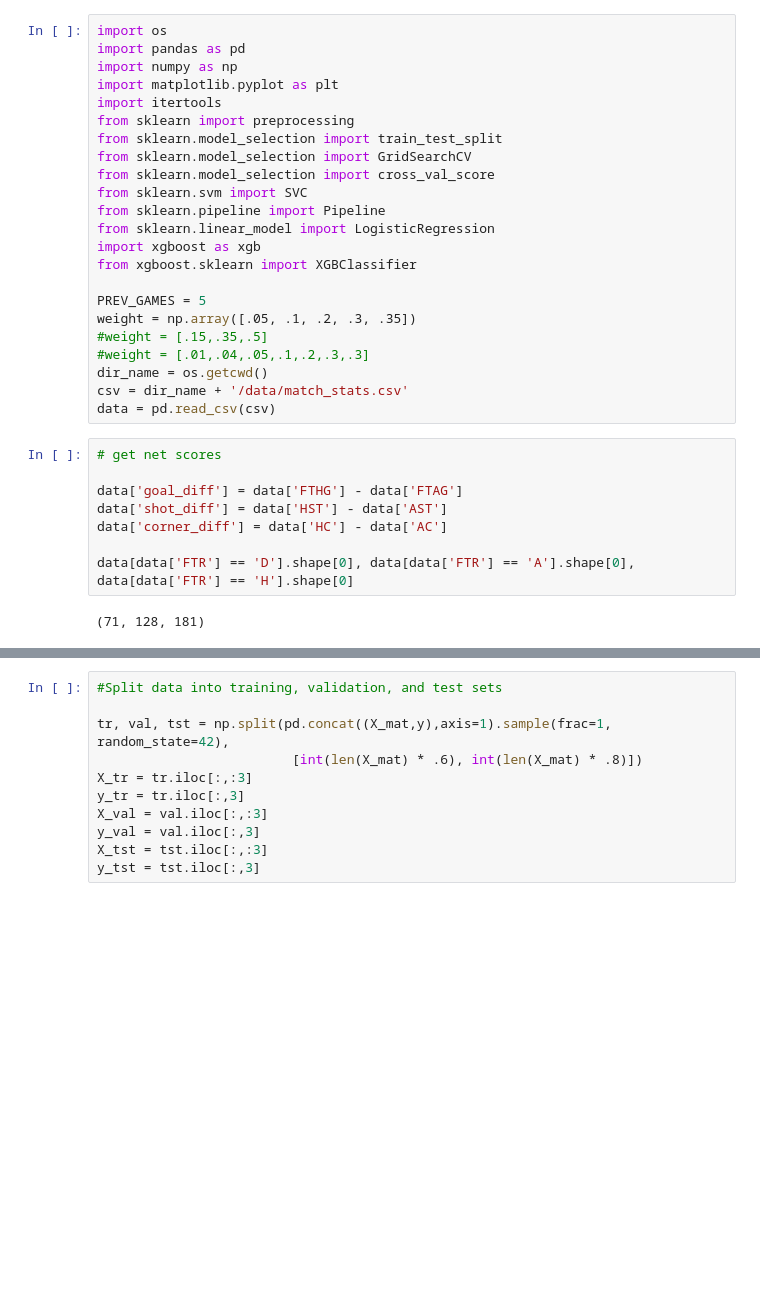
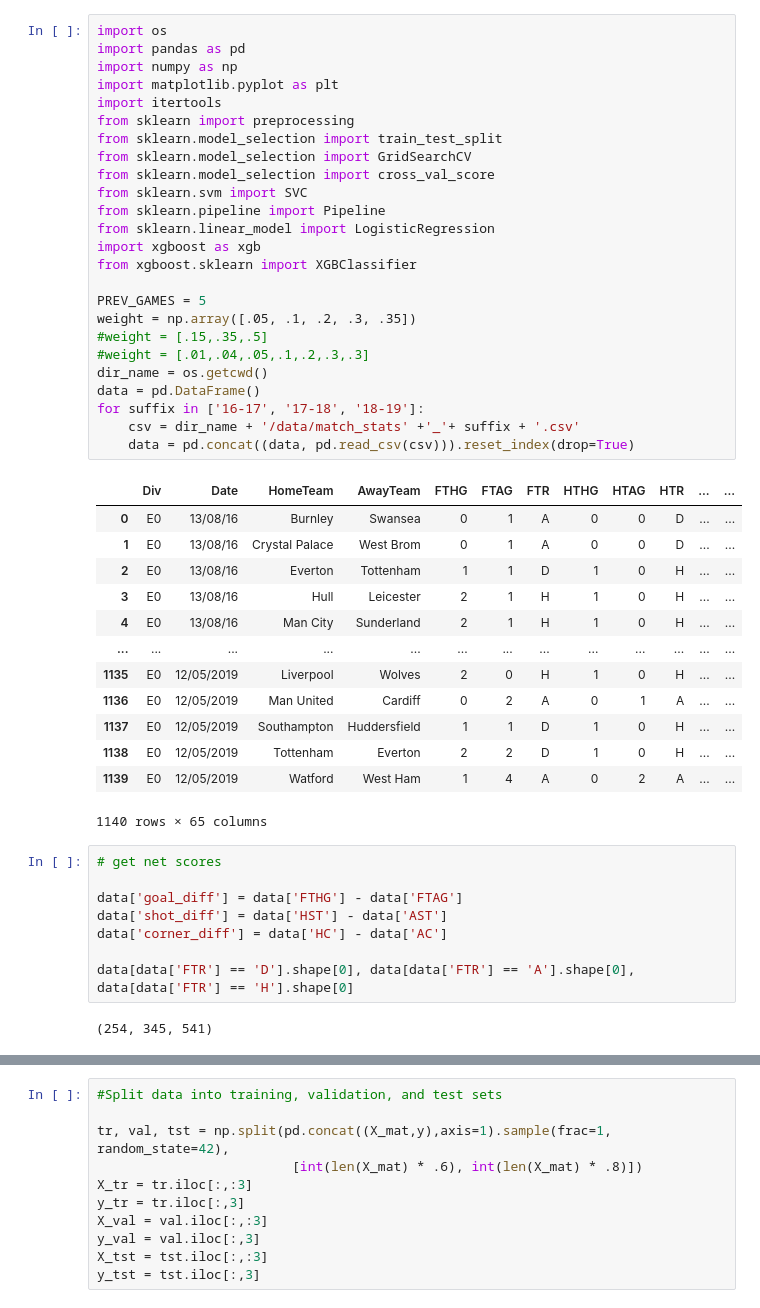
Before and after one commit to spsinha/Prem-Match-Classifier, a Jupyter notebook: classifier.ipynb, the cells around one changed output, grey strips where cells are left out. Cells and saved outputs as stored; diff of their text form; blank space fills up the shorter version.

```diff
--- a/classifier.ipynb
+++ b/classifier.ipynb
@@ -1,26 +1,42 @@
 # %%
 import os
 import pandas as pd
 import numpy as np
 import matplotlib.pyplot as plt
 import itertools
 from sklearn import preprocessing
 from sklearn.model_selection import train_test_split
 from sklearn.model_selection import GridSearchCV
 from sklearn.model_selection import cross_val_score
 from sklearn.svm import SVC
 from sklearn.pipeline import Pipeline
 from sklearn.linear_model import LogisticRegression
 import xgboost as xgb
 from xgboost.sklearn import XGBClassifier
 
 PREV_GAMES = 5
 weight = np.array([.05, .1, .2, .3, .35])
 #weight = [.15,.35,.5]
 #weight = [.01,.04,.05,.1,.2,.3,.3]
 dir_name = os.getcwd()
-csv = dir_name + '/data/match_stats.csv'
-data = pd.read_csv(csv)
+data = pd.DataFrame()
+for suffix in ['16-17', '17-18', '18-19']:
+    csv = dir_name + '/data/match_stats' +'_'+ suffix + '.csv'
+    data = pd.concat((data, pd.read_csv(csv))).reset_index(drop=True)
+# %% [output]
+|  | Div | Date | HomeTeam | AwayTeam | FTHG | FTAG | FTR | HTHG | HTAG | HTR | ... | ... |
+| 0 | E0 | 13/08/16 | Burnley | Swansea | 0 | 1 | A | 0 | 0 | D | ... | ... |
+| 1 | E0 | 13/08/16 | Crystal Palace | West Brom | 0 | 1 | A | 0 | 0 | D | ... | ... |
+| 2 | E0 | 13/08/16 | Everton | Tottenham | 1 | 1 | D | 1 | 0 | H | ... | ... |
+| 3 | E0 | 13/08/16 | Hull | Leicester | 2 | 1 | H | 1 | 0 | H | ... | ... |
+| 4 | E0 | 13/08/16 | Man City | Sunderland | 2 | 1 | H | 1 | 0 | H | ... | ... |
+| ... | ... | ... | ... | ... | ... | ... | ... | ... | ... | ... | ... | ... |
+| 1135 | E0 | 12/05/2019 | Liverpool | Wolves | 2 | 0 | H | 1 | 0 | H | ... | ... |
+| 1136 | E0 | 12/05/2019 | Man United | Cardiff | 0 | 2 | A | 0 | 1 | A | ... | ... |
+| 1137 | E0 | 12/05/2019 | Southampton | Huddersfield | 1 | 1 | D | 1 | 0 | H | ... | ... |
+| 1138 | E0 | 12/05/2019 | Tottenham | Everton | 2 | 2 | D | 1 | 0 | H | ... | ... |
+| 1139 | E0 | 12/05/2019 | Watford | West Ham | 1 | 4 | A | 0 | 2 | A | ... | ... |
+1140 rows × 65 columns
 # %%
 # get net scores
 
@@ -30,7 +46,7 @@ data['corner_diff'] = data['HC'] - data['AC']
 
 data[data['FTR'] == 'D'].shape[0], data[data['FTR'] == 'A'].shape[0], data[data['FTR'] == 'H'].shape[0]
 # %% [output]
-(71, 128, 181)
+(254, 345, 541)
 # %%
 counter = {}
 res = {}
```
Also changed, not shown: parts of 3 cells of this notebook.
